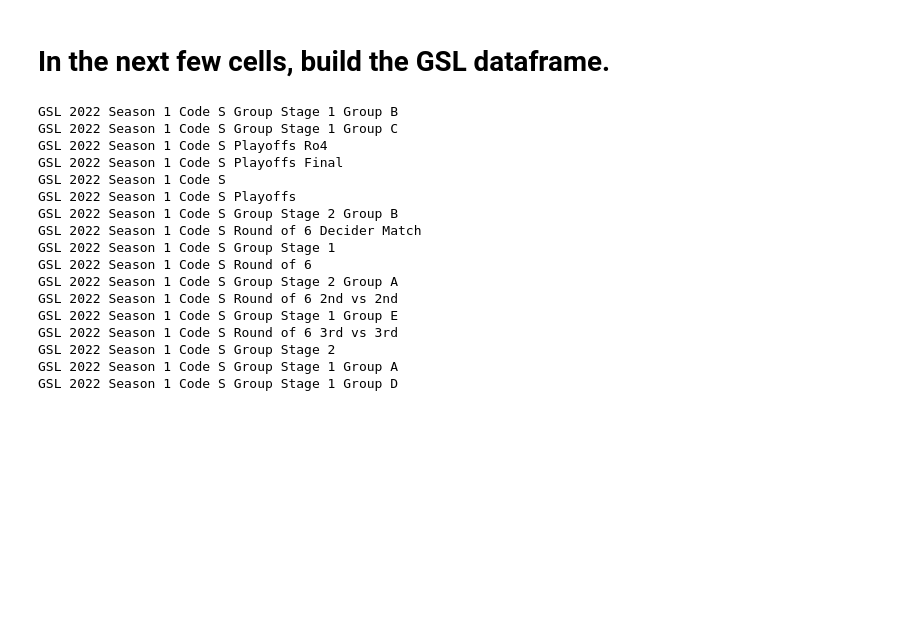
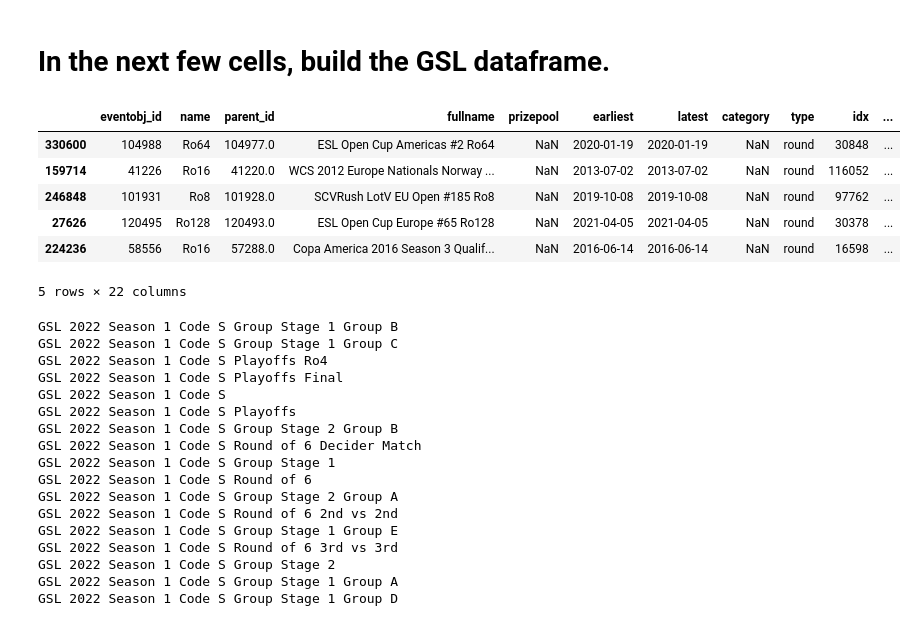
Before and after one commit to Zoibderg/GSL2022-S1-CodeS, a Jupyter notebook: gsl-season-one-code-s.ipynb, the cells around one changed output. Cells and saved outputs as stored; diff of their text form; code cells hidden in the pictures; blank space fills up the shorter version.

```diff
--- a/gsl-season-one-code-s.ipynb
+++ b/gsl-season-one-code-s.ipynb
@@ -172,5 +173,19 @@ players_RDF.sample(5)
 # %% [markdown]
 # In the next few cells, build the GSL dataframe.
+# %%
+# merge matches with their respective event
+events_RDF.rename(columns={'id': 'eventobj_id'}, inplace=True)
+
+mergedevents_RDF = pd.merge(events_RDF, matches_RDF, on='eventobj_id')
+mergedevents_RDF.sample(5)
+# %% [output]
+|  | eventobj_id | name | parent_id | fullname | prizepool | earliest | latest | category | type | idx | ... |
+| 330600 | 104988 | Ro64 | 104977.0 | ESL Open Cup Americas #2 Ro64 | NaN | 2020-01-19 | 2020-01-19 | NaN | round | 30848 | ... |
+| 159714 | 41226 | Ro16 | 41220.0 | WCS 2012 Europe Nationals Norway ... | NaN | 2013-07-02 | 2013-07-02 | NaN | round | 116052 | ... |
+| 246848 | 101931 | Ro8 | 101928.0 | SCVRush LotV EU Open #185 Ro8 | NaN | 2019-10-08 | 2019-10-08 | NaN | round | 97762 | ... |
+| 27626 | 120495 | Ro128 | 120493.0 | ESL Open Cup Europe #65 Ro128 | NaN | 2021-04-05 | 2021-04-05 | NaN | round | 30378 | ... |
+| 224236 | 58556 | Ro16 | 57288.0 | Copa America 2016 Season 3 Qualif... | NaN | 2016-06-14 | 2016-06-14 | NaN | round | 16598 | ... |
+5 rows × 22 columns
 # %%
 # figure out the string that needs to be used to identify tournament
 code_s = []
```
Also changed, not shown: parts of 16 cells of this notebook.
